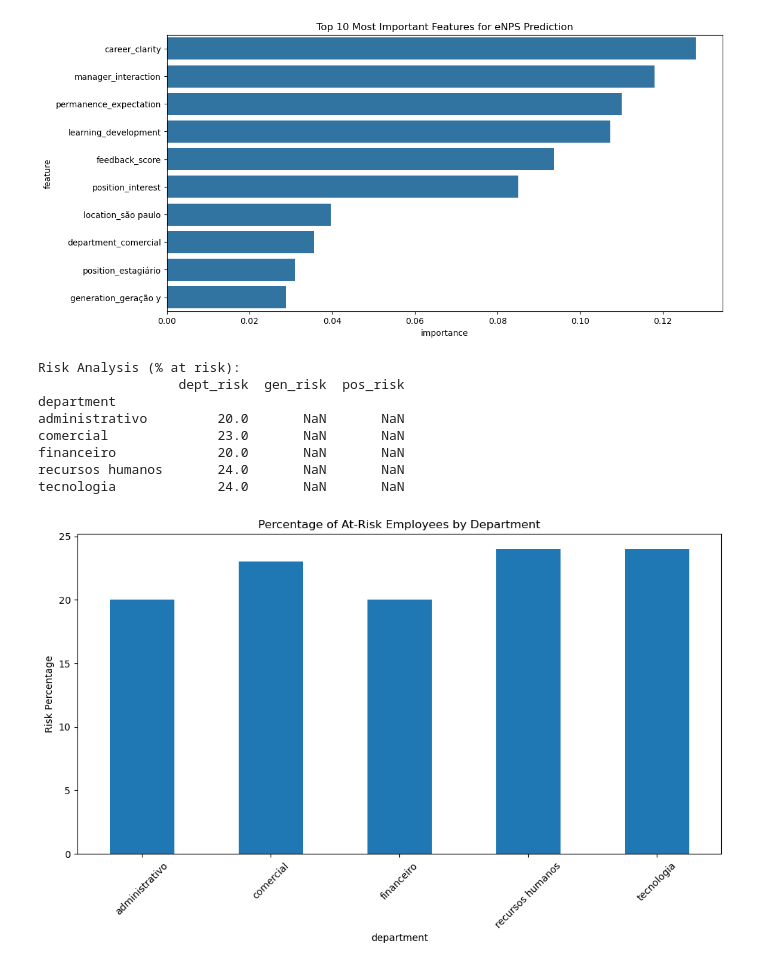
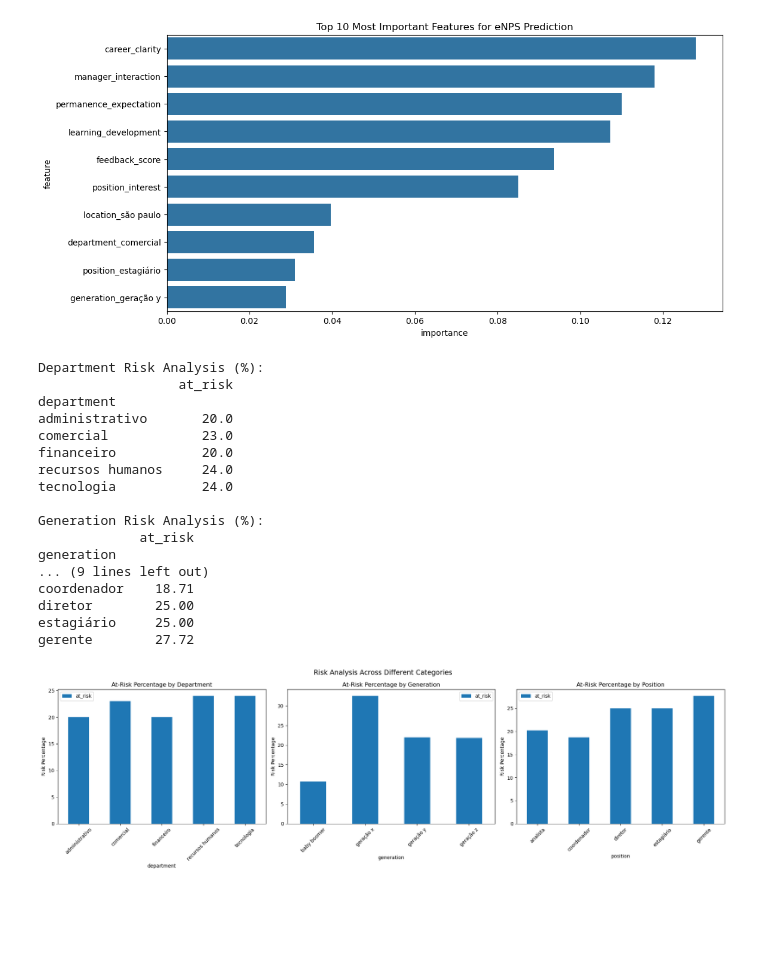
Before and after one commit to pedroscortes/tech_playground, a Jupyter notebook: notebooks/eda.ipynb, the cells around one changed output. Drawn from its saved outputs; the diff is of its cells as text; code cells hidden in the pictures; blank space fills up the shorter version.

```diff
--- a/notebooks/eda.ipynb
+++ b/notebooks/eda.ipynb
@@ -470,38 +463,46 @@ Model Performance:
 R² Score: -0.040
 RMSE: 2.598
 [figure]
-# %%
-df['at_risk'] = (df['enps_score'] <= 6) & (df['permanence_expectation'] <= 5)
-
-# Analyze risk factors
-risk_analysis = pd.DataFrame()
-
-# Department risk
-risk_analysis['dept_risk'] = df.groupby('department')['at_risk'].mean() * 100
-
-# Generation risk
-risk_analysis['gen_risk'] = df.groupby('generation')['at_risk'].mean() * 100
-
-# Position risk
-risk_analysis['pos_risk'] = df.groupby('position')['at_risk'].mean() * 100
-
-print("Risk Analysis (% at risk):")
-print(risk_analysis.round(2))
-
-# Visualize risk factors
-plt.figure(figsize=(12, 6))
-risk_analysis['dept_risk'].plot(kind='bar')
-plt.title('Percentage of At-Risk Employees by Department')
-plt.ylabel('Risk Percentage')
-plt.xticks(rotation=45)
-plt.show()
-# %% [output]
-Risk Analysis (% at risk):
-                  dept_risk  gen_risk  pos_risk
-department
-administrativo         20.0       NaN       NaN
-comercial              23.0       NaN       NaN
-financeiro             20.0       NaN       NaN
-recursos humanos       24.0       NaN       NaN
-tecnologia             24.0       NaN       NaN
-[figure, removed]
+# %%
+df['at_risk'] = (df['enps_score'] <= 6) & (df['permanence_expectation'] <= 5)
+
+risk_results = {
+    'Department': pd.DataFrame(df.groupby('department')['at_risk'].mean() * 100),
+    'Generation': pd.DataFrame(df.groupby('generation')['at_risk'].mean() * 100),
+    'Position': pd.DataFrame(df.groupby('position')['at_risk'].mean() * 100)
+}
+
+fig, axes = plt.subplots(1, 3, figsize=(20, 6))
+fig.suptitle('Risk Analysis Across Different Categories', fontsize=14)
+
+for idx, (category, results) in enumerate(risk_results.items()):
+    print(f"\n{category} Risk Analysis (%):")
+    print(results.round(2))
+
+    results.plot(kind='bar', ax=axes[idx])
+    axes[idx].set_title(f'At-Risk Percentage by {category}')
+    axes[idx].set_ylabel('Risk Percentage')
+    axes[idx].set_xlabel(category.lower())
+    axes[idx].tick_params(axis='x', rotation=45)
+
+plt.tight_layout()
+plt.show()
+# %% [output]
+Department Risk Analysis (%):
+                  at_risk
+department
+administrativo       20.0
+comercial            23.0
+financeiro           20.0
+recursos humanos     24.0
+tecnologia           24.0
+
+Generation Risk Analysis (%):
+             at_risk
+generation
+... (9 lines left out)
+coordenador    18.71
+diretor        25.00
+estagiário     25.00
+gerente        27.72
+[figure, added]
```
Also changed, not shown: parts of 17 cells of this notebook.
